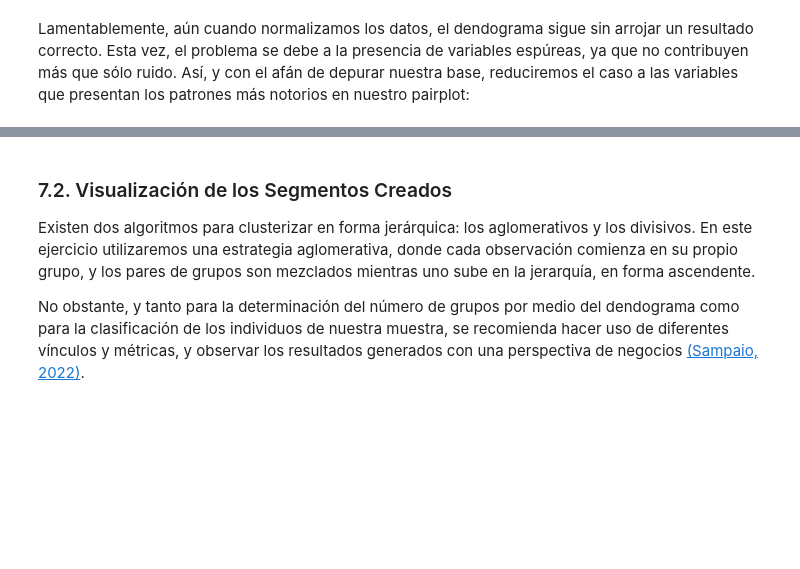
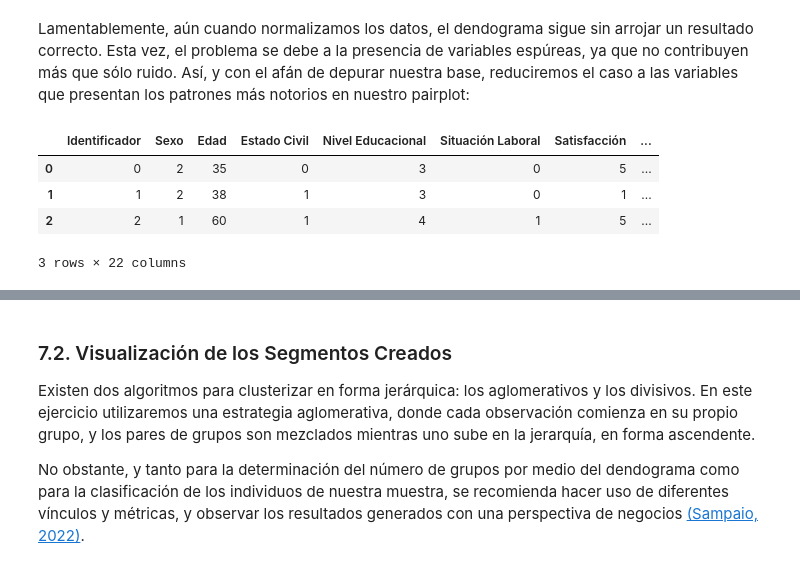
Before and after one commit to diegovalarq/Marketing-Segmentation, a Jupyter notebook: Notebook-Marketing-Segmentation.ipynb, the cells around one changed output, grey strips where cells are left out. Cells and saved outputs as stored; diff of their text form; code cells hidden in the pictures; blank space fills up the shorter version.

```diff
--- a/Notebook-Marketing-Segmentation.ipynb
+++ b/Notebook-Marketing-Segmentation.ipynb
@@ -545,5 +558,13 @@ plt.show()
 # %% [markdown]
 Lamentablemente, aún cuando normalizamos los datos, el dendograma sigue sin arrojar un resultado correcto. Esta vez, el problema se debe a la presencia de variables espúreas, ya que no contribuyen más que sólo ruido. Así, y con el afán de depurar nuestra base, reduciremos el caso a las variables que presentan los patrones más notorios en nuestro pairplot:
+# %%
+dataset_corregido.head(3)
+# %% [output]
+|  | Identificador | Sexo | Edad | Estado Civil | Nivel Educacional | Situación Laboral | Satisfacción | ... |
+| 0 | 0 | 2 | 35 | 0 | 3 | 0 | 5 | ... |
+| 1 | 1 | 2 | 38 | 1 | 3 | 0 | 1 | ... |
+| 2 | 2 | 1 | 60 | 1 | 4 | 1 | 5 | ... |
+3 rows × 22 columns
 # %%
 # Preparing our plot
 plt.figure(figsize=(10, 7))
```
Also changed, not shown: parts of 9 cells of this notebook, 1 other file.
